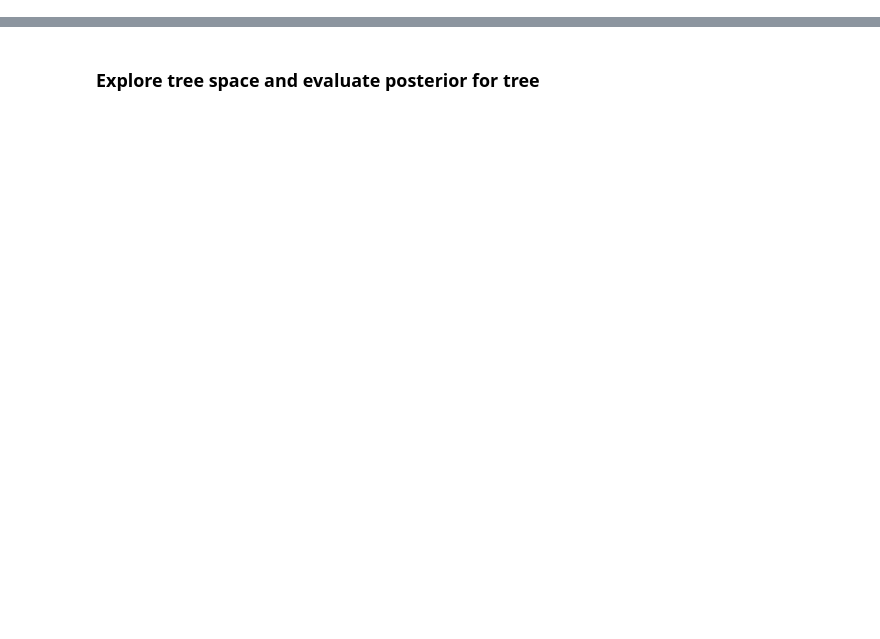
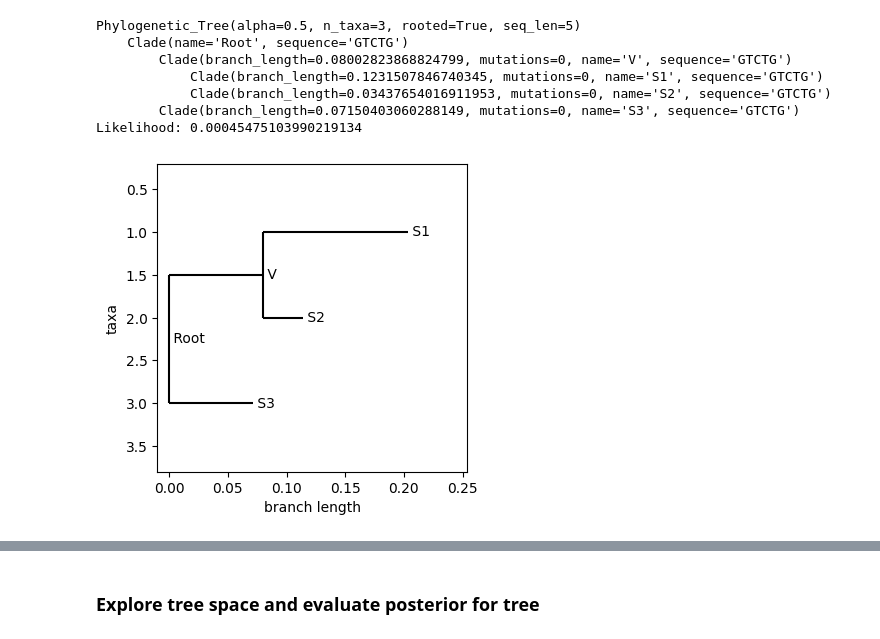
Before and after one commit to LeonMengoni/Bayesian-Phylogenetics, a Jupyter notebook: BayesianPhylogenetics.ipynb, the cells around one changed output, grey strips where cells are left out. Cells and saved outputs as stored; diff of their text form; code cells hidden in the pictures; blank space fills up the shorter version.

```diff
--- a/BayesianPhylogenetics.ipynb
+++ b/BayesianPhylogenetics.ipynb
@@ -84,7 +84,7 @@ class Phylogenetic_Tree(Phylo.BaseTree.Tree):
         self.siblings = self.dict_siblings()
         self.n_taxa = len(self.get_terminals())
         self.taxa_names = [node.name for node in self.get_terminals()]
-        self.adjust_branch_lengths()
+        self.generate_random_branch_lengths()
 
     @classmethod
     def read_from_file(cls, file_path, generate_sequences=True):
@@ -124,10 +124,16 @@ class Phylogenetic_Tree(Phylo.BaseTree.Tree):
         siblings = {clade:sibling for clade in self.find_clades(order="level") if clade != self.root for sibling in self.parents.get(clade).clades if sibling != clade}
         return siblings
 
-    def adjust_branch_lengths(self): # init
+    def generate_random_branch_lengths(self): # init
         for clade in self.find_clades():
             if clade != self.root and (clade.branch_length == 0 or clade.branch_length is None):
-                clade.branch_length = np.random.randint(1,10) / 10
+                # clade.branch_length = np.random.randint(1,10) / 10
+                clade.branch_length = np.random.exponential(scale=0.1) # scale is mean
+
+    def adjust_branch_lengths(self): # construct ULTRAMETRIC tree
+        # for clade in self.find_clades():
+        #     if clade != self.root and (clade.branch_length == 0 or clade.branch_length is None):
+        #         clade.branch_length = np.random.randint(1,10) / 10
 
         distances_from_root = [(clade.name, self.distance(clade)) for clade in self.find_clades()]
         present = max(distances_from_root, key=lambda x: x[1])[1]
@@ -163,13 +169,6 @@ class Phylogenetic_Tree(Phylo.BaseTree.Tree):
         else:
             return likelihood
 
-    def draw(self, figsize=(12,6)):
-        _, ax = plt.subplots(figsize=figsize)
-        Phylo.draw(self, axes=ax)
-
-    def write(self, file):
-        Phylo.write(self, file, "newick")
-
     # Nearest Neighbor Interchange (NNI) methods
     def NNI_eligible_nodes(self):
         i = 0
@@ -198,16 +197,28 @@ class Phylogenetic_Tree(Phylo.BaseTree.Tree):
         assert len(permutable) == 3
         return permutable
 # %%
-# # Generate a tree from file.
+# Generate a tree from file.
 
-# seq_len = 5
-# alpha = 0.5
+seq_len = 5
+alpha = 0.5
 
-# file_path = "Trees\\"
-# file_name = "tree_basic.dnd"
+file_path = "Trees\\"
+file_name = "tree_basic.dnd"
 
-# tree_basic = Phylogenetic_Tree(seq_len, alpha).read_from_file(file_path + file_name)
-# print(tree_basic)
-# print(f"Likelihood: {tree_basic.calculate_likelihood()}")
-# tree_basic.draw()
+tree_basic = Phylogenetic_Tree(seq_len, alpha).read_from_file(file_path + file_name)
+print(tree_basic)
+print(f"Likelihood: {tree_basic.calculate_likelihood()}")
+
+# Draw tree
+_, ax = plt.subplots(figsize=(4,4))
+Phylo.draw(tree_basic, axes=ax)
+# %% [output]
+Phylogenetic_Tree(alpha=0.5, n_taxa=3, rooted=True, seq_len=5)
+    Clade(name='Root', sequence='GTCTG')
+        Clade(branch_length=0.08002823868824799, mutations=0, name='V', sequence='GTCTG')
+            Clade(branch_length=0.1231507846740345, mutations=0, name='S1', sequence='GTCTG')
+            Clade(branch_length=0.03437654016911953, mutations=0, name='S2', sequence='GTCTG')
+        Clade(branch_length=0.07150403060288149, mutations=0, name='S3', sequence='GTCTG')
+Likelihood: 0.00045475103990219134
+[figure, added]
 # %%
```
Also changed, not shown: parts of 8 cells of this notebook.
